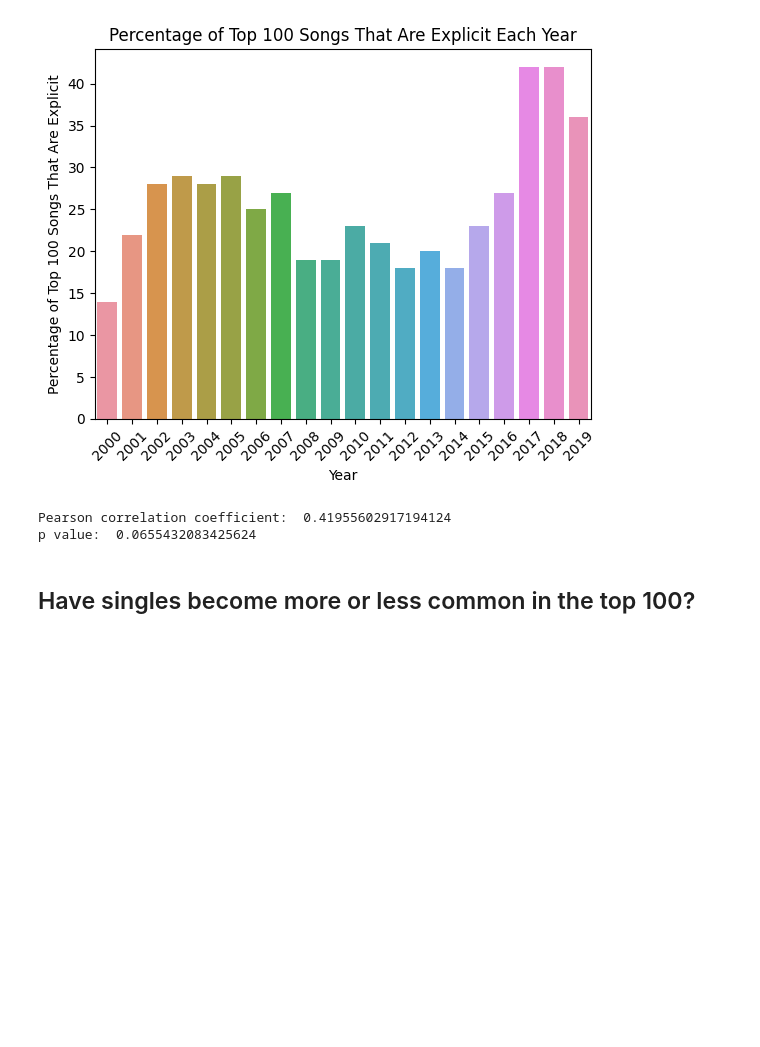
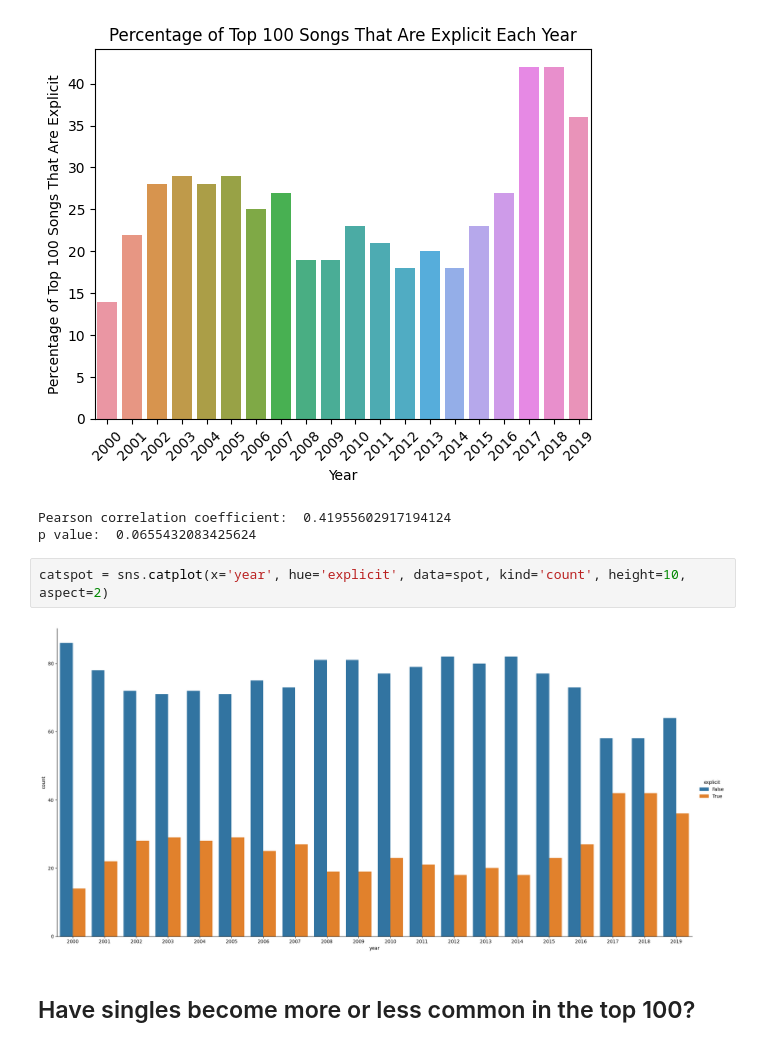
Before and after one commit to GavinMurdock/cs5830_project3, a Jupyter notebook: project3.ipynb, the cells around one changed output. Saved outputs shown, nothing was run; the diff lists cells and outputs as text; blank space fills up the shorter version.

```diff
--- a/project3.ipynb
+++ b/project3.ipynb
@@ -117,6 +146,10 @@ print('p value: ', p)
 [figure]
 Pearson correlation coefficient:  0.41955602917194124
 p value:  0.0655432083425624
+# %%
+catspot = sns.catplot(x='year', hue='explicit', data=spot, kind='count', height=10, aspect=2)
+# %% [output]
+[figure, added]
 # %% [markdown]
 ## Have singles become more or less common in the top 100?
 # %%
```
Also changed, not shown: parts of 19 cells of this notebook, 1 other file.
